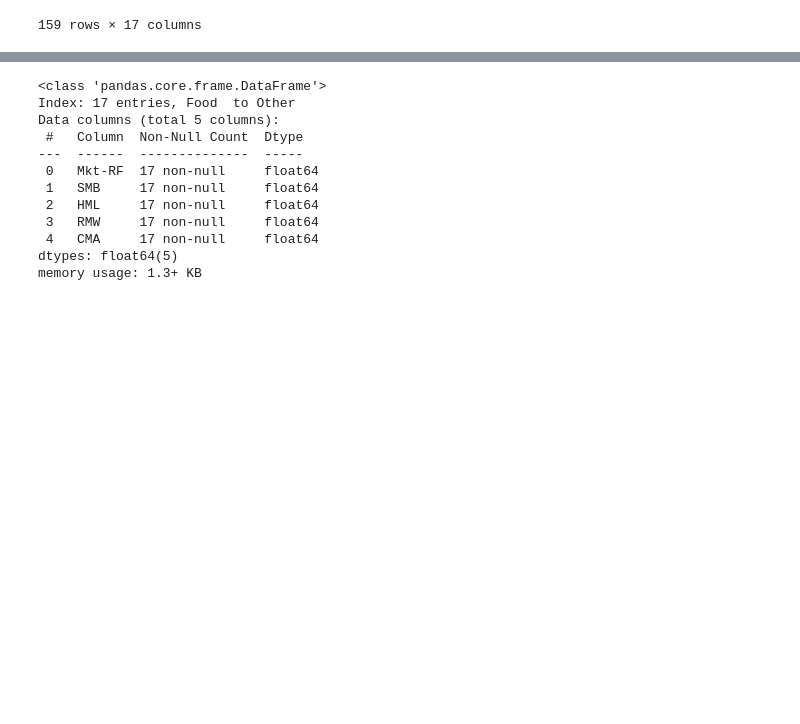
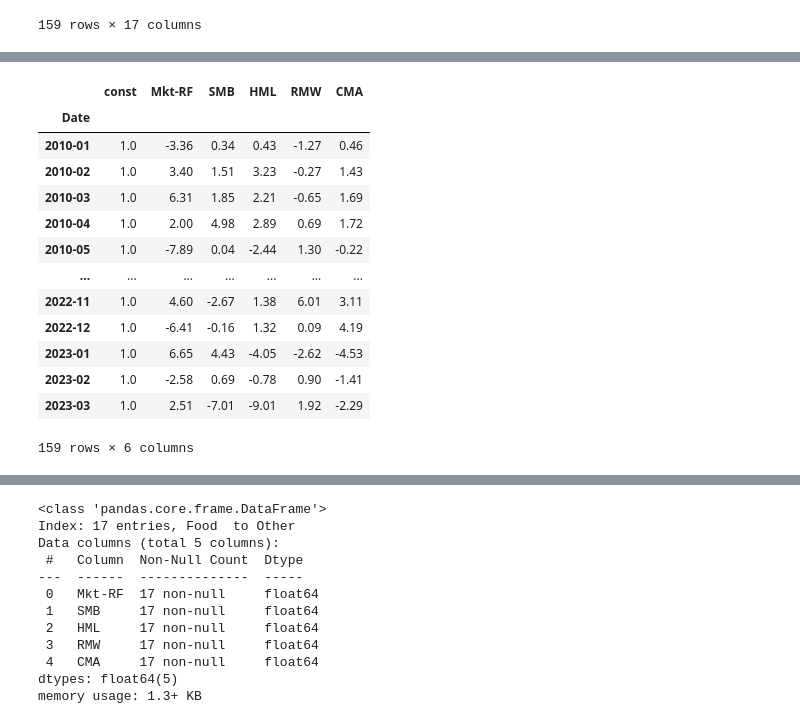
Before and after one commit to neftalivldz/tec-finanzas-2023, a Jupyter notebook: FamaFrench_JansenCh7.ipynb, the cells around one changed output, grey strips where cells are left out. Drawn from its saved outputs; the diff is of its cells as text; code cells hidden in the pictures; blank space fills up the shorter version.

```diff
--- a/FamaFrench_JansenCh7.ipynb
+++ b/FamaFrench_JansenCh7.ipynb
@@ -339,0 +341,17 @@ Other
+# %%
+add_constant(ff_factor_data)
+# %% [output]
+|  | const | Mkt-RF | SMB | HML | RMW | CMA |
+| Date |  |  |  |  |  |  |
+| 2010-01 | 1.0 | -3.36 | 0.34 | 0.43 | -1.27 | 0.46 |
+| 2010-02 | 1.0 | 3.40 | 1.51 | 3.23 | -0.27 | 1.43 |
+| 2010-03 | 1.0 | 6.31 | 1.85 | 2.21 | -0.65 | 1.69 |
+| 2010-04 | 1.0 | 2.00 | 4.98 | 2.89 | 0.69 | 1.72 |
+| 2010-05 | 1.0 | -7.89 | 0.04 | -2.44 | 1.30 | -0.22 |
+| ... | ... | ... | ... | ... | ... | ... |
+| 2022-11 | 1.0 | 4.60 | -2.67 | 1.38 | 6.01 | 3.11 |
+| 2022-12 | 1.0 | -6.41 | -0.16 | 1.32 | 0.09 | 4.19 |
+| 2023-01 | 1.0 | 6.65 | 4.43 | -4.05 | -2.62 | -4.53 |
+| 2023-02 | 1.0 | -2.58 | 0.69 | -0.78 | 0.90 | -1.41 |
+| 2023-03 | 1.0 | 2.51 | -7.01 | -9.01 | 1.92 | -2.29 |
+159 rows × 6 columns
```
Also changed, not shown: parts of 20 cells of this notebook.
